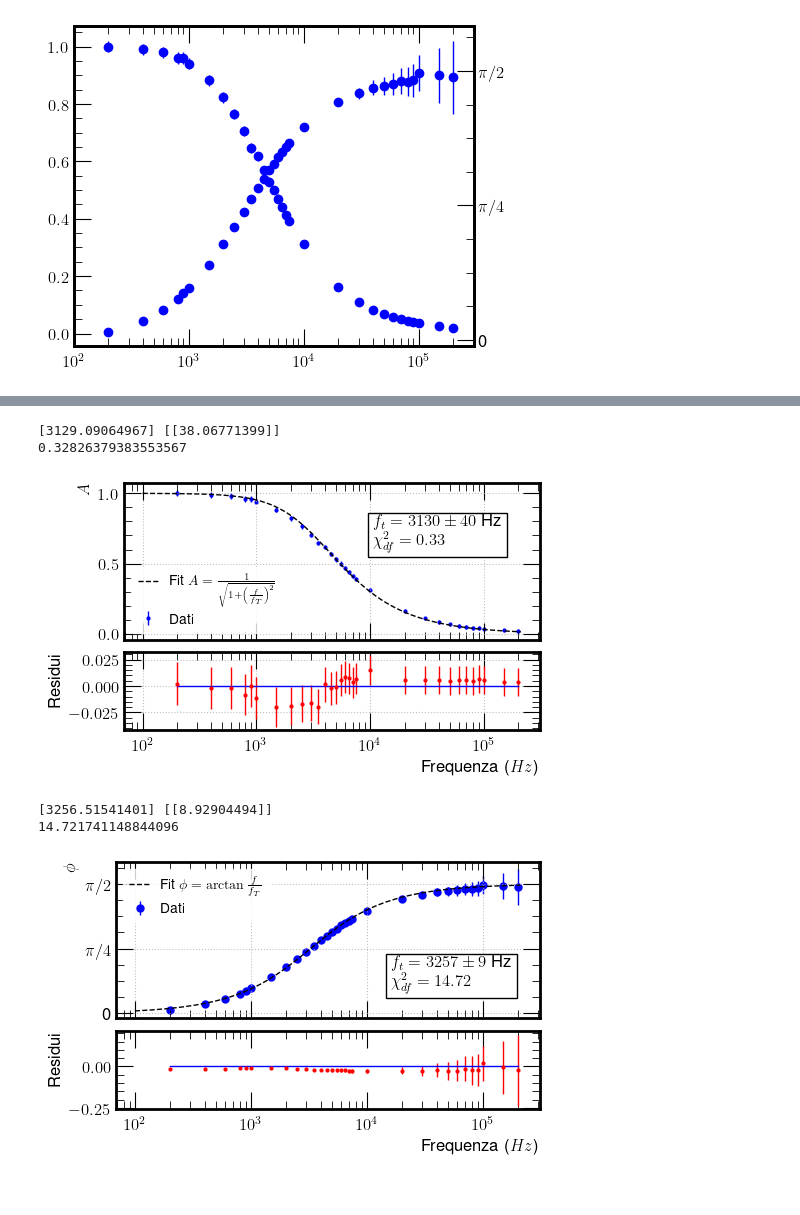
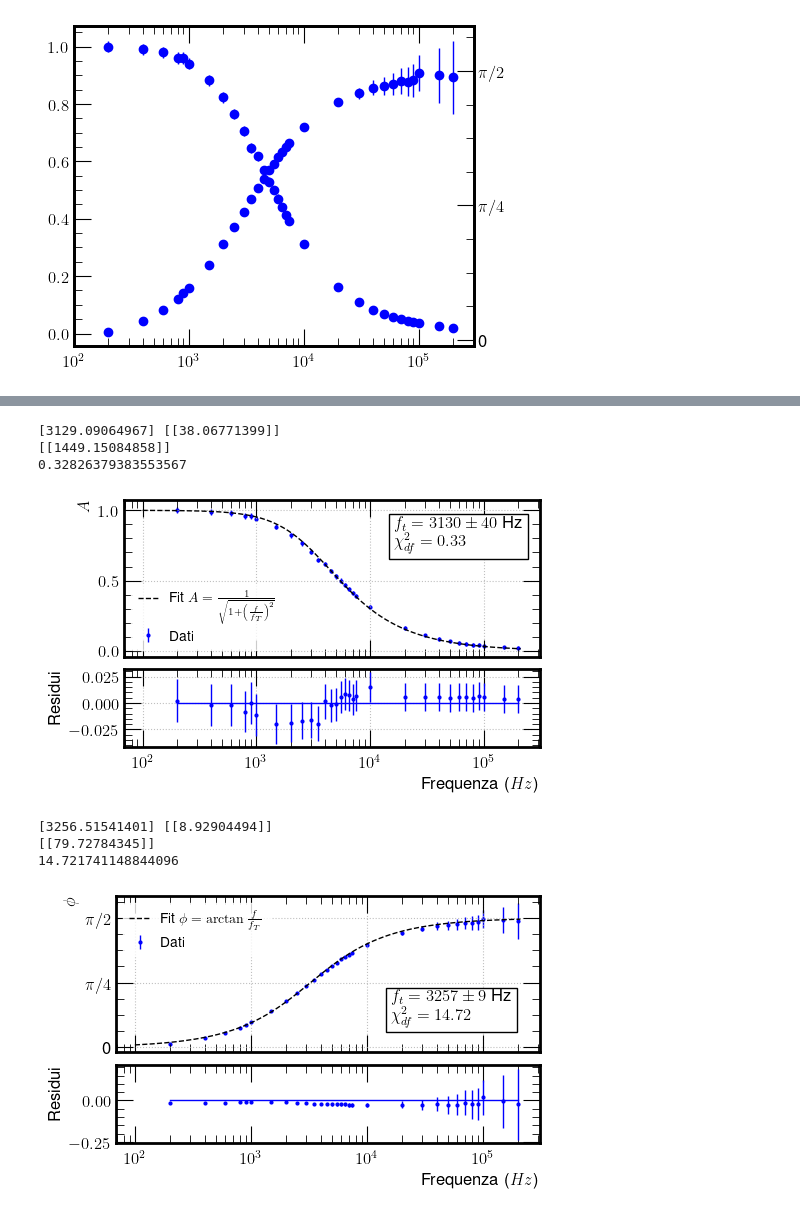
Before and after one commit to Fra005Ve/G09---SF2-, a Jupyter notebook: RC in frequenza/RCfrequenza.ipynb, the cells around one changed output, grey strips where cells are left out. Cells and saved outputs as stored; diff of their text form; code cells hidden in the pictures.

```diff
--- a/RC in frequenza/RCfrequenza.ipynb
+++ b/RC in frequenza/RCfrequenza.ipynb
@@ -71,6 +74,6 @@ sTfloc = np.sqrt(((data["sV"]/(25*24**0.5)) + (data["Vch2"]/Vin * sVin)**2))/Vin
 # %%
 # Fit linearizzato della f. di trasferimento in un intorno della ft (freq. di taglio)
-valtrlin, covtrlin = curve_fit(retta, floc, Tfloc, method='lm' ,sigma=sTfloc, absolute_sigma=True)
+valtrlin, covtrlin = curve_fit(retta, floc1, Tfloc1, method='lm' ,sigma=sTfloc1, absolute_sigma=True)
 
 a,b = valtrlin
 
@@ -87,10 +90,13 @@ sfrequenze.append(s_ft_tr_lin * 10**3)
 
 print(ft_tr_lin,"+/-",s_ft_tr_lin, "kHz")
 
-residutrlin = Tfloc - retta(floc, *valtrlin)
-chi2lintr = np.sum((residutrlin/Tfloc)**2)
+residutrlin = Tfloc1 - retta(floc1, *valtrlin)
+chi2lintr = np.sum((residutrlin/Tfloc1)**2)
 
-df = len(floc)-2
+df = len(floc1)-2
 
+print(valtrlin)
+print(covtrlin)
 print(chi2lintr/df)
+print(covtrlin[1,0]/(covtrlin[0,0]*covtrlin[1,1])**0.5)
 # %% [output]
@@ -99,11 +109,23 @@ print(chi2lintr/df)
+# %%
+# Importo il file con solo i dati locali intorno della frequenza di taglio
+data = pd.read_csv('Dati locali 2.txt', sep="\t")
+floc2 = data["f"]/1000 #kHz
+philoc2 = 2e-6 * np.pi * data["f"] * data["dT"] # in rapporto a 90°
+sphiloc2 = 2e-6 * np.pi * data["f"] * np.sqrt(data["sT"]/(10*12**0.5))
+
+Vin = 8.16 # V
+sVin = np.sqrt((1/(25*24**0.5)))
+
+Tfloc2 = data["Vch2"]/Vin
+sTfloc2 = np.sqrt(((data["sV"]/(25*24**0.5)) + (data["Vch2"]/Vin * sVin)**2))/Vin # Assumo triangolare
 # %%
 # Fit linearizzato della fase in un intorno della ft (freq. di taglio)
-valphilin, covphilin = curve_fit(retta, floc, philoc, method='lm' ,sigma=sphiloc, absolute_sigma=True)
+valphilin, covphilin = curve_fit(retta, floc2, philoc2, method='lm' ,sigma=sphiloc2, absolute_sigma=True)
 
-residuPhilin = philoc - retta(floc, *valphilin)
-chi2linPhi = np.sum((residuPhilin/sphiloc)**2)
+residuPhilin = philoc2 - retta(floc2, *valphilin)
+chi2linPhi = np.sum((residuPhilin/sphiloc2)**2)
 
-df = len(floc)-2
+df = len(floc2)-2
 
 print(chi2linPhi/df)
 
@@ -119,4 +141,8 @@ sfrequenze.append(s_ft_phi_lin * 10**3)
 
 
 print(ft_phi_lin,"+/-",s_ft_phi_lin, "kHz")
+
+print(valphilin)
+print(covphilin)
+print(covphilin[1,0]/(covphilin[0,0]*covphilin[1,1])**0.5)
 # %% [output]
@@ -430,7 +498,7 @@ Chi² ridotto = 2.5112
 # Fit della funzione di trasferimento non lineare
 valtr, covtr = curve_fit(fit_nl_Tf, f, Tf, p0=[3142], method='lm' ,sigma=sTf, absolute_sigma=True)
 print(valtr, covtr**0.5)
-
+print(covtr)
 resTr = Tf - fit_nl_Tf(f, *valtr)
 chi2Tf = np.sum((resTr/sTf)**2)
 print(chi2Tf/(len(f)-1))
@@ -449,41 +517,42 @@ ax[0].legend(loc='lower left')
 ax[0].set_ylabel(r'$A$')
 
 textstr = '\n'.join((
     r'$f_t = %.f \pm %.f$ Hz' % (round(*valtr, -1), round(np.sqrt(covtr[0,0]), -1)),
     r'$\chi^2_{df} = %.2f$' % (chi2Tf/(len(f)-1))))
 
 # Posizionamento del box nell'angolo in alto a sinistra
 props = dict(boxstyle='square', facecolor='white', alpha=1)
-ax[0].text(0.6, 0.8, textstr, transform=ax[0].transAxes, fontsize=12,
+ax[0].text(0.65, 0.9, textstr, transform=ax[0].transAxes, fontsize=12,
            verticalalignment='top', bbox=props)
 ax[0].grid(True)
 
 
-ax[1].errorbar(f,resTr,yerr=sTf, fmt='o', label='Residui',ms=2,color='red')
+ax[1].errorbar(f,resTr,yerr=sTf, fmt='o', label='Residui',ms=2,color='blue')
 ax[1].set_ylabel('Residui')
 ax[1].set_xlabel(r'Frequenza ($Hz$)')
 ax[1].plot(f,np.zeros(len(f)))
 ax[1].grid(True)
 
 ax[0].semilogx()
 
 plt.savefig('Ampiezza non lineare.png',
            bbox_inches ="tight",
            pad_inches = 0.2,
            transparent = True,
            facecolor ="w",
            edgecolor ='w',
            orientation ='Portrait',
            dpi = 100)
 # %% [output]
 [3129.09064967] [[38.06771399]]
+[[1449.15084858]]
 0.32826379383553567
-[figure, old version]
+[figure, new version]
 # %%
 # Fit della fase non lineare
 valphi, covphi = curve_fit(fit_nl_phi, f, phi, p0=[3106], method='lm' ,sigma=sphi, absolute_sigma=True)
 print(valphi, covphi**0.5)
-
+print(covphi)
 resPhi = phi - fit_nl_phi(f, *valtr)
 chi2phi = np.sum((resPhi/sphi)**2)
 
@@ -498,7 +567,7 @@ sfrequenze.append(np.sqrt(covphi[0,0]))
 fig, ax = plt.subplots(2, 1, figsize=(5, 3),sharex=True, constrained_layout = True, height_ratios=[2, 1])
 ax[0].plot(x_fit, fit_nl_phi(x_fit, *valphi), label=r'Fit $\phi = \arctan{\frac{f}{f_T}}$', linestyle='--', color='black')
 
-ax[0].errorbar(f, phi, yerr=sphi, label="Dati", fmt='o', ms = 5, zorder = -1)
+ax[0].errorbar(f, phi, yerr=sphi, label="Dati", fmt='o', ms = 2, zorder = -1)
 ax[0].legend(loc='upper left')
 ax[0].set_ylabel(r'$\phi$')
 
@@ -517,7 +586,7 @@ ax[0].text(0.65, 0.4, textstr, transform=ax[0].transAxes, fontsize=12,
 ax[0].grid(True)
 
 
-ax[1].errorbar(f,resPhi,yerr=sphi, fmt='o', label='Residui',ms=2,color='red')
+ax[1].errorbar(f,resPhi,yerr=sphi, fmt='o', label='Residui',ms=2,color='blue')
 
 ax[1].set_ylabel('Residui')
 ax[1].set_xlabel(r'Frequenza ($Hz$)')
@@ -535,7 +604,8 @@ plt.savefig('Fase non lineare.png',
            dpi = 100)
 # %% [output]
 [3256.51541401] [[8.92904494]]
+[[79.72784345]]
 14.721741148844096
-[figure, old version]
+[figure, new version]
 # %%
 # Fit di Bode
```
Also changed, not shown: parts of 18 cells of this notebook, 12 other files.
